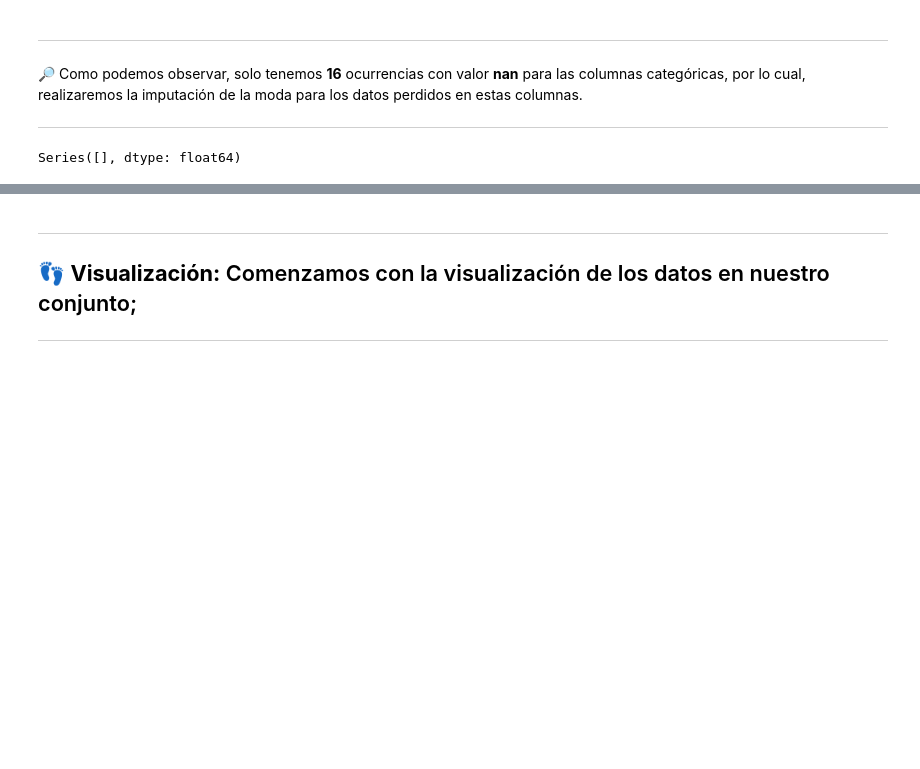
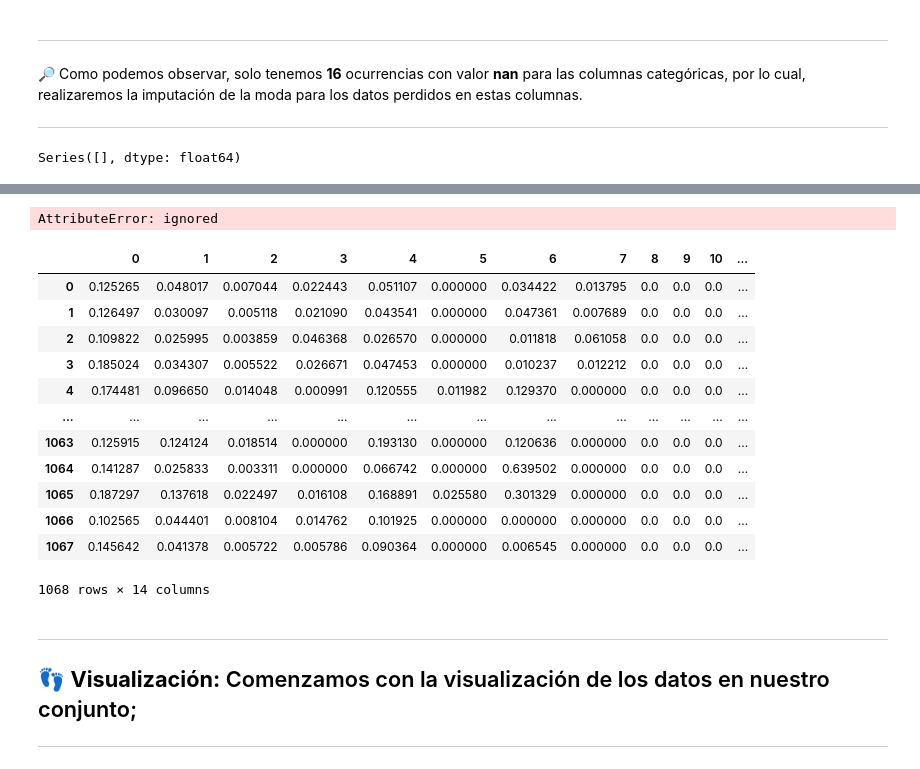
Before and after one commit to PosgradoMNA/actividades-del-projecto-equipo-60, a Jupyter notebook: Reto_Equipo_60_Entrega_1.ipynb, the cells around one changed output, grey strips where cells are left out. Drawn from its saved outputs; the diff is of its cells as text; code cells hidden in the pictures; blank space fills up the shorter version.

```diff
--- a/Reto_Equipo_60_Entrega_1.ipynb
+++ b/Reto_Equipo_60_Entrega_1.ipynb
@@ -382,3 +434,27 @@ Series([], dtype: float64)
+# %%
+dfAguasSubterraneas.CUMPLE_CON_DUR.cat.codes
+# %% [output]
+AttributeError: ignored
+# %%
+#Aplicamos el escalado a los datos utilizando el MinMaxScaler
+Escalador = MinMaxScaler()
+dfEscalado = Escalador.fit_transform(dfAguasSubterraneas[dfnum.columns])
+#dfAguasSubterraneasEscalado=pd.DataFrame(dfEscalado, columns=dfAguasSubterraneas.columns)
+pd.DataFrame(dfEscalado)
+# %% [output]
+|  | 0 | 1 | 2 | 3 | 4 | 5 | 6 | 7 | 8 | 9 | 10 | ... |
+| 0 | 0.125265 | 0.048017 | 0.007044 | 0.022443 | 0.051107 | 0.000000 | 0.034422 | 0.013795 | 0.0 | 0.0 | 0.0 | ... |
+| 1 | 0.126497 | 0.030097 | 0.005118 | 0.021090 | 0.043541 | 0.000000 | 0.047361 | 0.007689 | 0.0 | 0.0 | 0.0 | ... |
+| 2 | 0.109822 | 0.025995 | 0.003859 | 0.046368 | 0.026570 | 0.000000 | 0.011818 | 0.061058 | 0.0 | 0.0 | 0.0 | ... |
+| 3 | 0.185024 | 0.034307 | 0.005522 | 0.026671 | 0.047453 | 0.000000 | 0.010237 | 0.012212 | 0.0 | 0.0 | 0.0 | ... |
+| 4 | 0.174481 | 0.096650 | 0.014048 | 0.000991 | 0.120555 | 0.011982 | 0.129370 | 0.000000 | 0.0 | 0.0 | 0.0 | ... |
+| ... | ... | ... | ... | ... | ... | ... | ... | ... | ... | ... | ... | ... |
+| 1063 | 0.125915 | 0.124124 | 0.018514 | 0.000000 | 0.193130 | 0.000000 | 0.120636 | 0.000000 | 0.0 | 0.0 | 0.0 | ... |
+| 1064 | 0.141287 | 0.025833 | 0.003311 | 0.000000 | 0.066742 | 0.000000 | 0.639502 | 0.000000 | 0.0 | 0.0 | 0.0 | ... |
+| 1065 | 0.187297 | 0.137618 | 0.022497 | 0.016108 | 0.168891 | 0.025580 | 0.301329 | 0.000000 | 0.0 | 0.0 | 0.0 | ... |
+| 1066 | 0.102565 | 0.044401 | 0.008104 | 0.014762 | 0.101925 | 0.000000 | 0.000000 | 0.000000 | 0.0 | 0.0 | 0.0 | ... |
+| 1067 | 0.145642 | 0.041378 | 0.005722 | 0.005786 | 0.090364 | 0.000000 | 0.006545 | 0.000000 | 0.0 | 0.0 | 0.0 | ... |
+1068 rows × 14 columns
 # %% [markdown]
 ---
 
```
Also changed, not shown: parts of 6 cells of this notebook.
